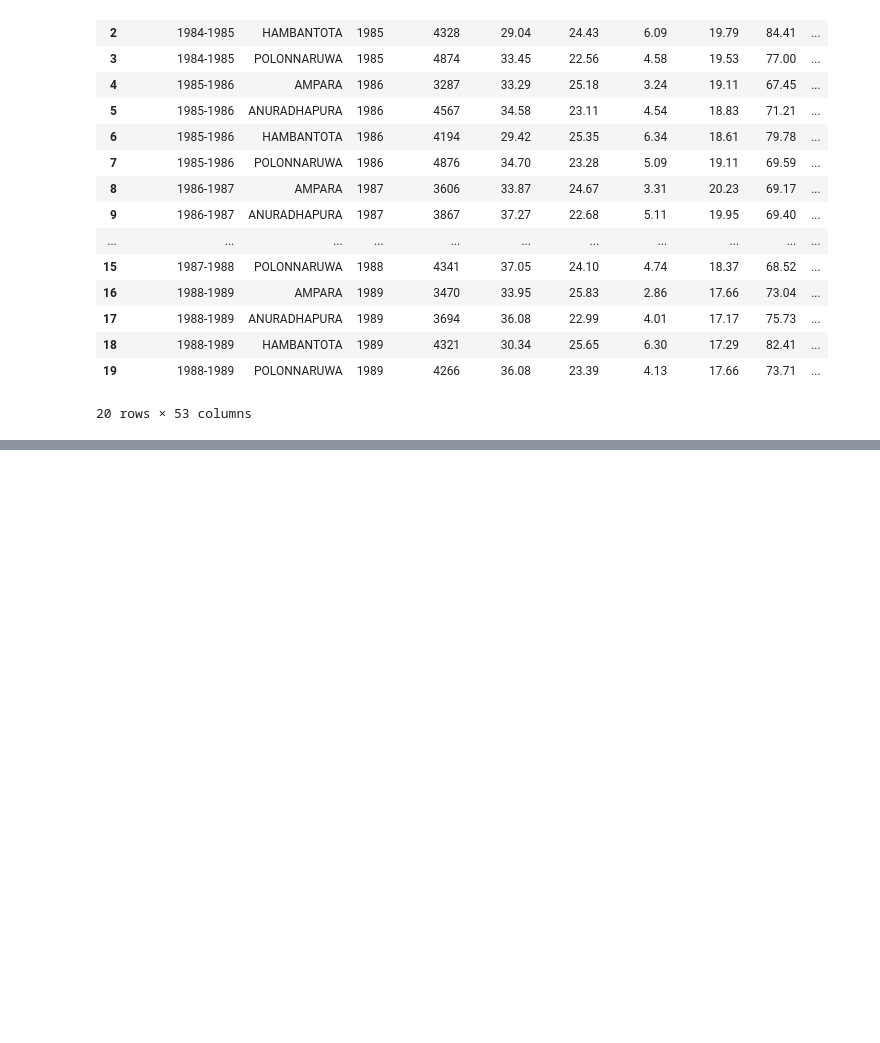
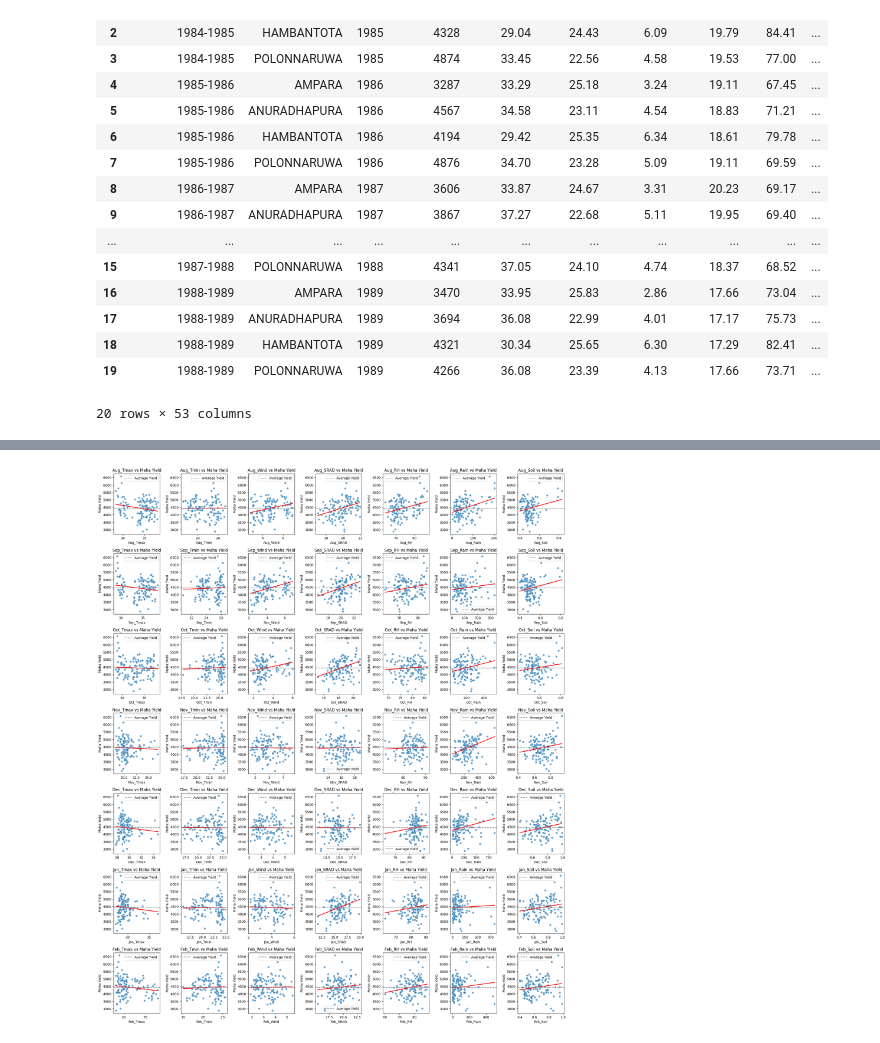
Before and after one commit to Dinithiii04/AgriLak, a Jupyter notebook: notebooks/NEW_yield_pred_model.ipynb, the cells around one changed output, grey strips where cells are left out. Saved outputs shown, nothing was run; the diff lists cells and outputs as text; code cells hidden in the pictures; blank space fills up the shorter version.

Commit message:
handling outliers and feature selection

```diff
--- a/notebooks/NEW_yield_pred_model.ipynb
+++ b/notebooks/NEW_yield_pred_model.ipynb
@@ -261,0 +294,21 @@ display(pivot_data.head(20))
+# %%
+# Select all weather variables excluding non-numeric columns
+weather_columns = [col for col in pivot_data.columns if col not in ['Cultivation_Season', 'District', 'Year', 'Maha_Yield']]
+
+# Generate scatter plots with trend lines for each weather variable against Maha_Yield
+plt.figure(figsize=(20, 30))
+
+for i, variable in enumerate(weather_columns, start=1):
+    plt.subplot(9, 7, i)
+    sns.scatterplot(x=pivot_data[variable], y=pivot_data['Maha_Yield'], alpha=0.7)
+    sns.regplot(x=pivot_data[variable], y=pivot_data['Maha_Yield'], scatter=False, ci=None, color='red', line_kws={"linewidth": 2})
+    plt.title(f'{variable} vs Maha Yield')
+    plt.xlabel(variable)
+    plt.ylabel('Maha Yield')
+    plt.axhline(y=pivot_data['Maha_Yield'].mean(), color='gray', linestyle='--', label='Average Yield')
+    plt.legend()
+
+plt.tight_layout()
+plt.show()
+# %% [output]
+[figure, added]
```
Also changed, not shown: parts of 18 cells of this notebook.
